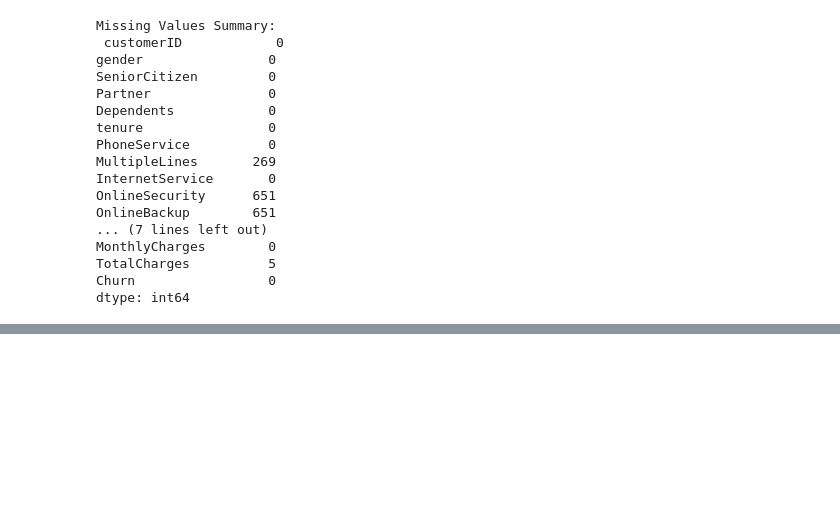
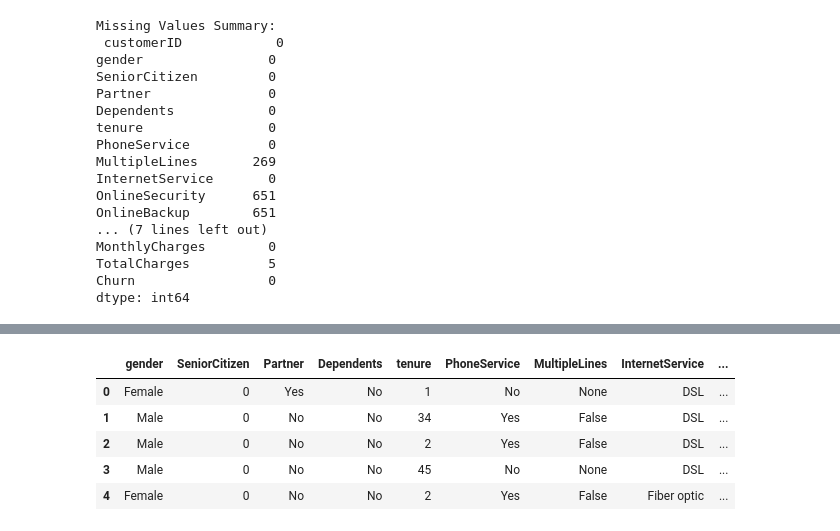
Before and after one commit to GeGe-K/Customer-Churn-Prediction, a Jupyter notebook: churn.ipynb, the cells around one changed output, grey strips where cells are left out. Drawn from its saved outputs; the diff is of its cells as text; code cells hidden in the pictures; blank space fills up the shorter version.

```diff
--- a/churn.ipynb
+++ b/churn.ipynb
@@ -369,0 +474,9 @@ dtype: int64
+# %%
+clean_training_data.head()
+# %% [output]
+|  | gender | SeniorCitizen | Partner | Dependents | tenure | PhoneService | MultipleLines | InternetService | ... |
+| 0 | Female | 0 | Yes | No | 1 | No | None | DSL | ... |
+| 1 | Male | 0 | No | No | 34 | Yes | False | DSL | ... |
+| 2 | Male | 0 | No | No | 2 | Yes | False | DSL | ... |
+| 3 | Male | 0 | No | No | 45 | No | None | DSL | ... |
+| 4 | Female | 0 | No | No | 2 | Yes | False | Fiber optic | ... |
```
Also changed, not shown: parts of 9 cells of this notebook.
